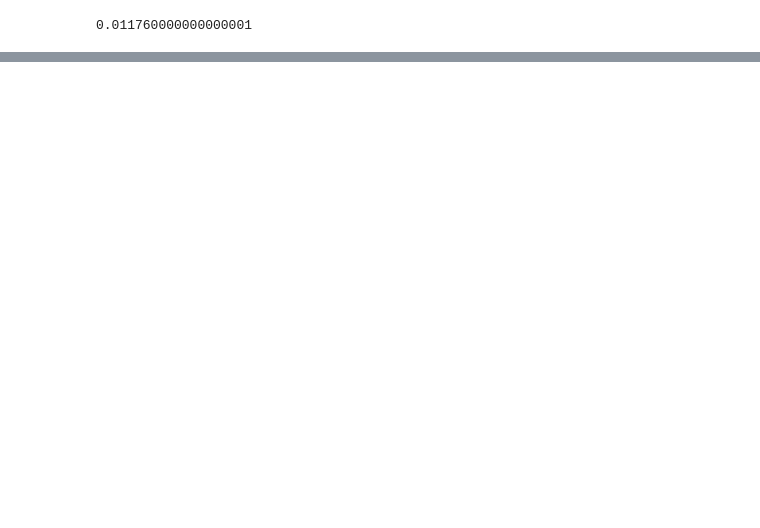
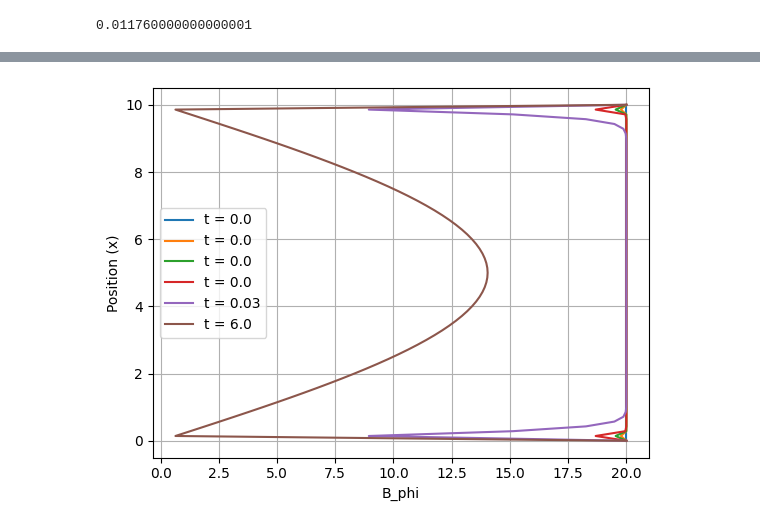
Before and after one commit to mjunaid31/project, a Jupyter notebook: Heat_solve.ipynb, the cells around one changed output, grey strips where cells are left out. Saved outputs shown, nothing was run; the diff lists cells and outputs as text; code cells hidden in the pictures; blank space fills up the shorter version.

```diff
--- a/Heat_solve.ipynb
+++ b/Heat_solve.ipynb
@@ -111,0 +112,18 @@ plt.show()
+# %%
+def plot_crank_nicolson(g,a,b,x_i,x_f,t_i,t_f,nx,nt, time_points):
+
+    for time_point in time_points:
+        x_values, B_values, time_values = crank_nicolson(g,a,b,x_i,x_f,t_i,t_f,nx,nt, time_point)
+        plt.plot(B_values,x_values,  label="t = " + str(round(time_values[time_point], 2)))
+        del x_values, B_values, time_values
+
+    plt.legend()
+    plt.ylabel("Position (x)")
+    plt.xlabel("B_phi")
+    plt.grid()
+    plt.show()
+
+time_points = [0,1,2,6,123,nt-1,]
+plot_crank_nicolson(g,a,b,x_i,x_f,t_i,t_f,nx,nt, time_points)
+# %% [output]
+[figure, added]
```
Also changed, not shown: parts of 1 cell of this notebook, 3 other files.
